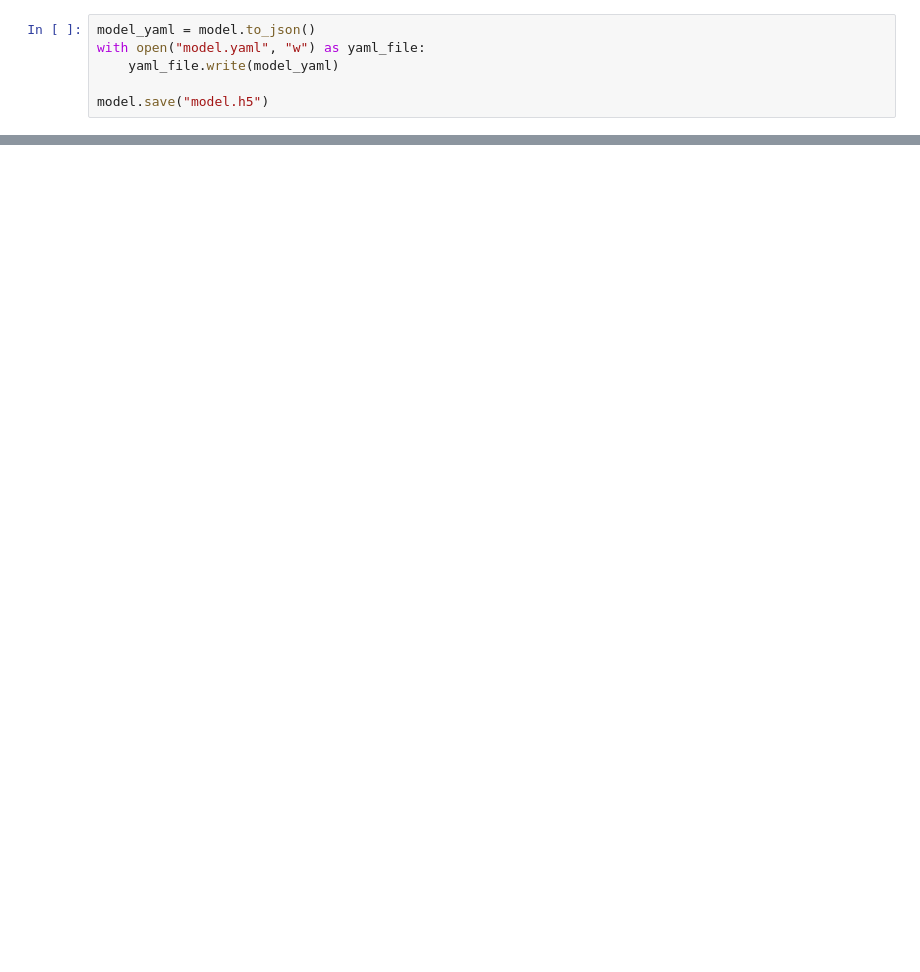
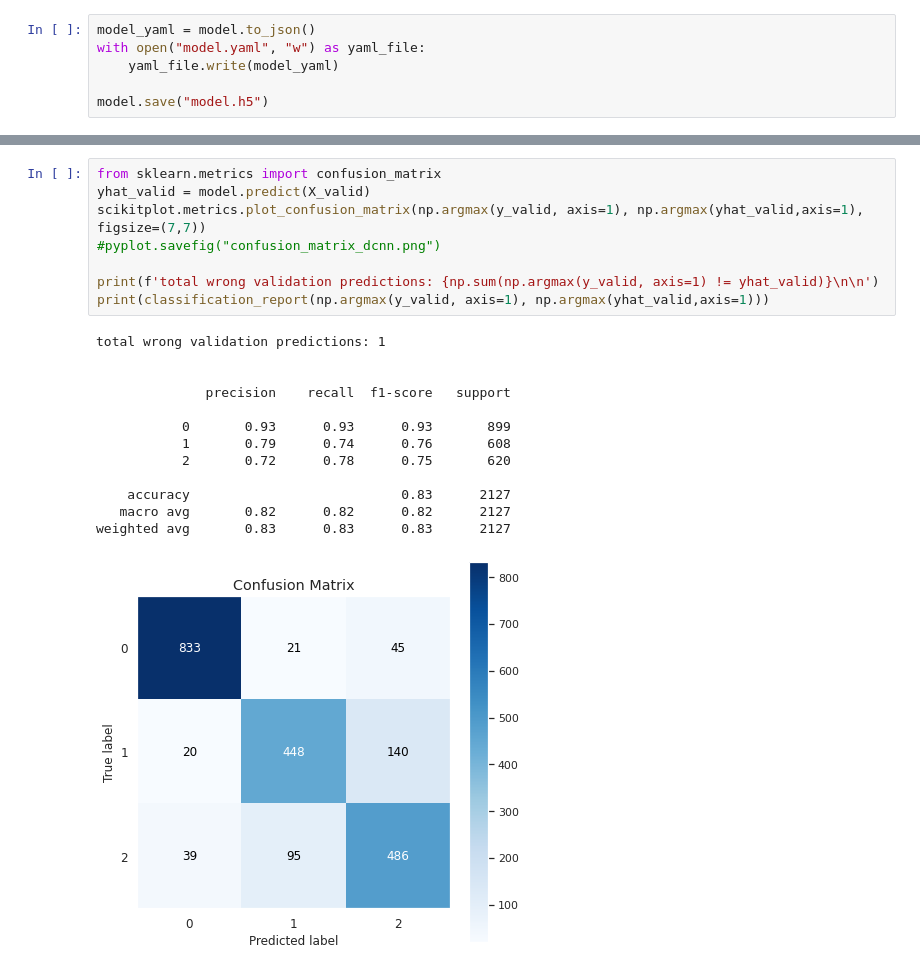
Before and after one commit to pranay2310/Face-Emotion-Recognition, a Jupyter notebook: Final_Face_Emotion_Recognition.ipynb, the cells around one changed output, grey strips where cells are left out. Saved outputs shown, nothing was run; the diff lists cells and outputs as text; blank space fills up the shorter version.

```diff
--- a/Final_Face_Emotion_Recognition.ipynb
+++ b/Final_Face_Emotion_Recognition.ipynb
@@ -646,0 +647,22 @@ pyplot.show()
+# %%
+from sklearn.metrics import confusion_matrix
+yhat_valid = model.predict(X_valid)
+scikitplot.metrics.plot_confusion_matrix(np.argmax(y_valid, axis=1), np.argmax(yhat_valid,axis=1), figsize=(7,7))
+#pyplot.savefig("confusion_matrix_dcnn.png")
+
+print(f'total wrong validation predictions: {np.sum(np.argmax(y_valid, axis=1) != yhat_valid)}\n\n')
+print(classification_report(np.argmax(y_valid, axis=1), np.argmax(yhat_valid,axis=1)))
+# %% [output]
+total wrong validation predictions: 1
+
+
+              precision    recall  f1-score   support
+
+           0       0.93      0.93      0.93       899
+           1       0.79      0.74      0.76       608
+           2       0.72      0.78      0.75       620
+
+    accuracy                           0.83      2127
+   macro avg       0.82      0.82      0.82      2127
+weighted avg       0.83      0.83      0.83      2127
+[figure, added]
```
Also changed, not shown: parts of 10 cells of this notebook.
